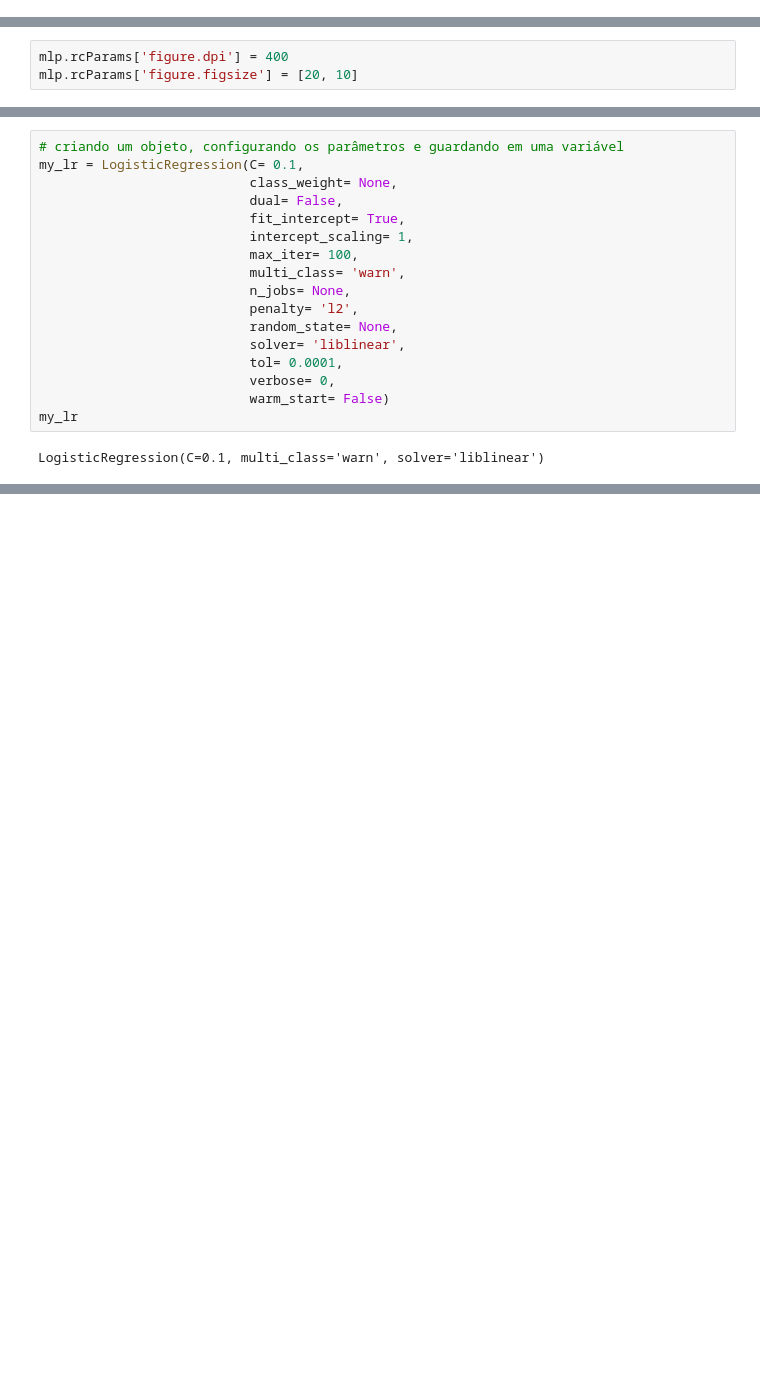
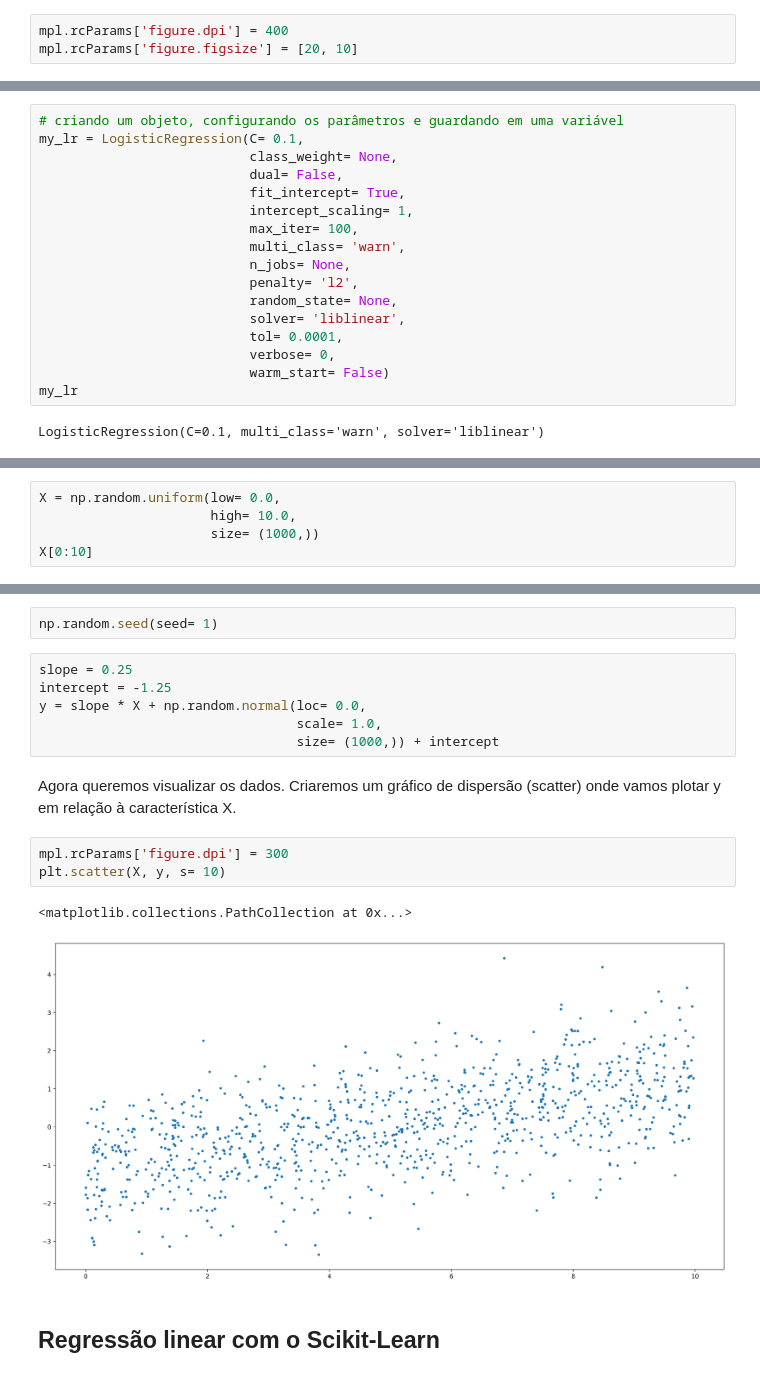
Before and after one commit to albertomendess/Estudos, a Jupyter notebook: Pt_02_Introdução_ao_Scikit_Learn_e_avaliação_do_modelo.ipynb, the cells around one changed output, grey strips where cells are left out. Saved outputs shown, nothing was run; the diff lists cells and outputs as text; blank space fills up the shorter version.

```diff
--- a/Pt_02_Introdução_ao_Scikit_Learn_e_avaliação_do_modelo.ipynb
+++ b/Pt_02_Introdução_ao_Scikit_Learn_e_avaliação_do_modelo.ipynb
@@ -6,0 +17,3 @@ Por fim, levaremos para o plano empresarial, focando na análise financeira.
+# %%
+mpl.rcParams['figure.dpi'] = 400
+mpl.rcParams['figure.figsize'] = [20, 10]
@@ -23,3 +29,0 @@ from sklearn.linear_model import LogisticRegression
-# %%
-mlp.rcParams['figure.dpi'] = 400
-mlp.rcParams['figure.figsize'] = [20, 10]
@@ -85,0 +95,5 @@ LogisticRegression(C=0.1, multi_class='warn', solver='liblinear')
+# %%
+X = np.random.uniform(low= 0.0,
+                      high= 10.0,
+                      size= (1000,))
+X[0:10]
@@ -85,0 +110,18 @@ LogisticRegression(C=0.1, multi_class='warn', solver='liblinear')
+# %%
+np.random.seed(seed= 1)
+# %%
+slope = 0.25
+intercept = -1.25
+y = slope * X + np.random.normal(loc= 0.0,
+                                 scale= 1.0,
+                                 size= (1000,)) + intercept
+# %% [markdown]
+Agora queremos visualizar os dados. Criaremos um gráfico de dispersão (scatter) onde vamos plotar y em relação à característica X.
+# %%
+mpl.rcParams['figure.dpi'] = 300
+plt.scatter(X, y, s= 10)
+# %% [output]
+<matplotlib.collections.PathCollection at 0x...>
+[figure, added]
+# %% [markdown]
+## Regressão linear com o Scikit-Learn
```
Also changed, not shown: parts of 14 cells of this notebook.
